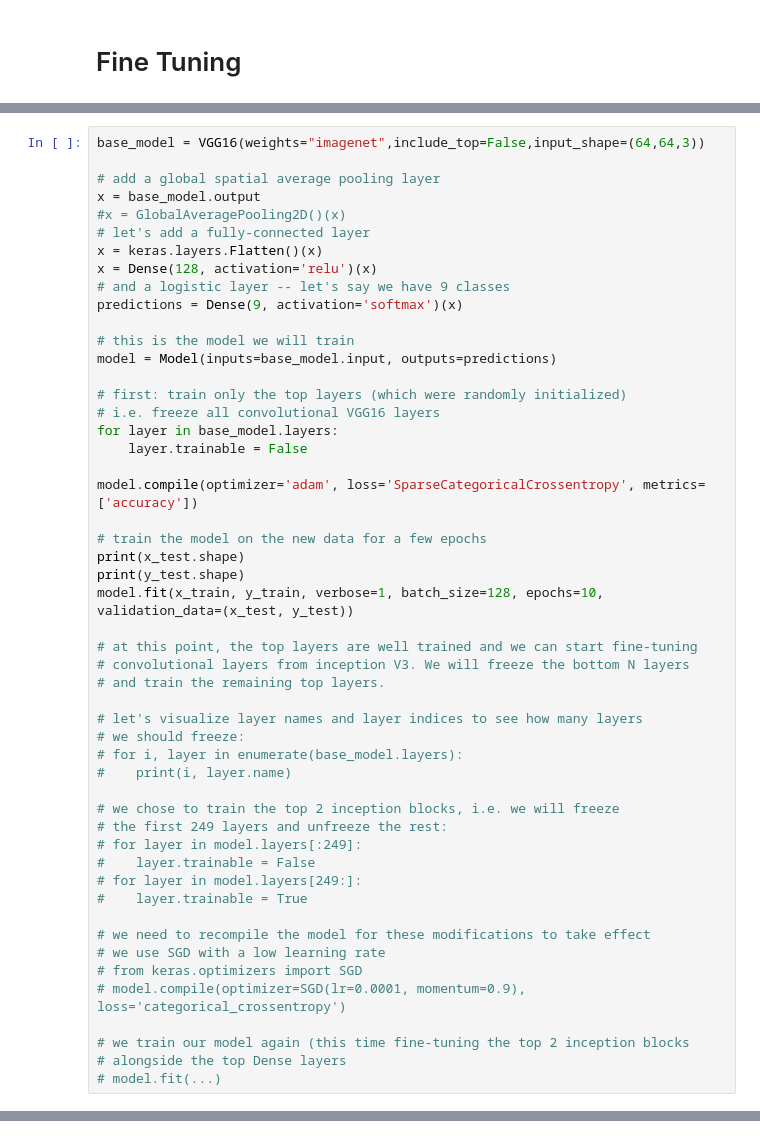
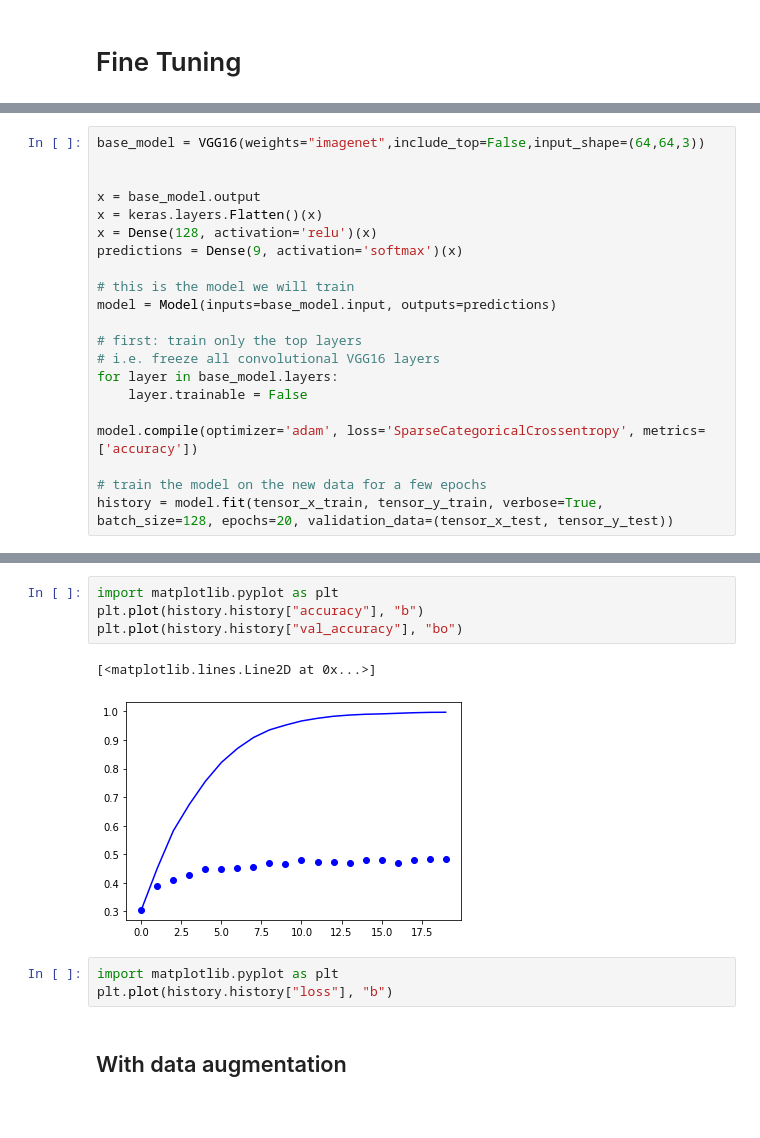
Before and after one commit to Cycyplay/M2_DeepLearning_Classification, a Jupyter notebook: Deep_Learning_Projet_Classification_Version_Réseau_Existant.ipynb, the cells around one changed output, grey strips where cells are left out. Drawn from its saved outputs; the diff is of its cells as text; blank space fills up the shorter version.

Commit message:
FineTuning Model_VGG16

```diff
--- a/Deep_Learning_Projet_Classification_Version_Réseau_Existant.ipynb
+++ b/Deep_Learning_Projet_Classification_Version_Réseau_Existant.ipynb
@@ -67,19 +74,16 @@ Downloading data from https://storage.googleapis.com/download.tensorflow.org/dat
 # %%
 base_model = VGG16(weights="imagenet",include_top=False,input_shape=(64,64,3))
 
-# add a global spatial average pooling layer
+
 x = base_model.output
-#x = GlobalAveragePooling2D()(x)
-# let's add a fully-connected layer
 x = keras.layers.Flatten()(x)
 x = Dense(128, activation='relu')(x)
-# and a logistic layer -- let's say we have 9 classes
 predictions = Dense(9, activation='softmax')(x)
 
 # this is the model we will train
 model = Model(inputs=base_model.input, outputs=predictions)
 
-# first: train only the top layers (which were randomly initialized)
+# first: train only the top layers
 # i.e. freeze all convolutional VGG16 layers
 for layer in base_model.layers:
     layer.trainable = False
@@ -87,32 +91,5 @@ for layer in base_model.layers:
 model.compile(optimizer='adam', loss='SparseCategoricalCrossentropy', metrics=['accuracy'])
 
 # train the model on the new data for a few epochs
-print(x_test.shape)
-print(y_test.shape)
-model.fit(x_train, y_train, verbose=1, batch_size=128, epochs=10, validation_data=(x_test, y_test))
-
-# at this point, the top layers are well trained and we can start fine-tuning
-# convolutional layers from inception V3. We will freeze the bottom N layers
-# and train the remaining top layers.
-
-# let's visualize layer names and layer indices to see how many layers
-# we should freeze:
-# for i, layer in enumerate(base_model.layers):
-#    print(i, layer.name)
-
-# we chose to train the top 2 inception blocks, i.e. we will freeze
-# the first 249 layers and unfreeze the rest:
-# for layer in model.layers[:249]:
-#    layer.trainable = False
-# for layer in model.layers[249:]:
-#    layer.trainable = True
-
-# we need to recompile the model for these modifications to take effect
-# we use SGD with a low learning rate
-# from keras.optimizers import SGD
-# model.compile(optimizer=SGD(lr=0.0001, momentum=0.9), loss='categorical_crossentropy')
-
-# we train our model again (this time fine-tuning the top 2 inception blocks
-# alongside the top Dense layers
-# model.fit(...)
+history = model.fit(tensor_x_train, tensor_y_train, verbose=True, batch_size=128, epochs=20, validation_data=(tensor_x_test, tensor_y_test))
 # %% [output]
@@ -136,0 +113,12 @@ Epoch 10/10
+# %%
+import matplotlib.pyplot as plt
+plt.plot(history.history["accuracy"], "b")
+plt.plot(history.history["val_accuracy"], "bo")
+# %% [output]
+[<matplotlib.lines.Line2D at 0x...>]
+[figure, added]
+# %%
+import matplotlib.pyplot as plt
+plt.plot(history.history["loss"], "b")
+# %% [markdown]
+## With data augmentation
```
Also changed, not shown: parts of 10 cells of this notebook.
